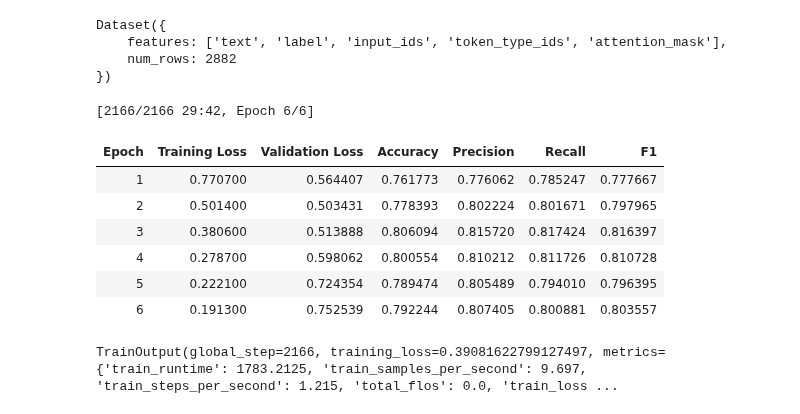
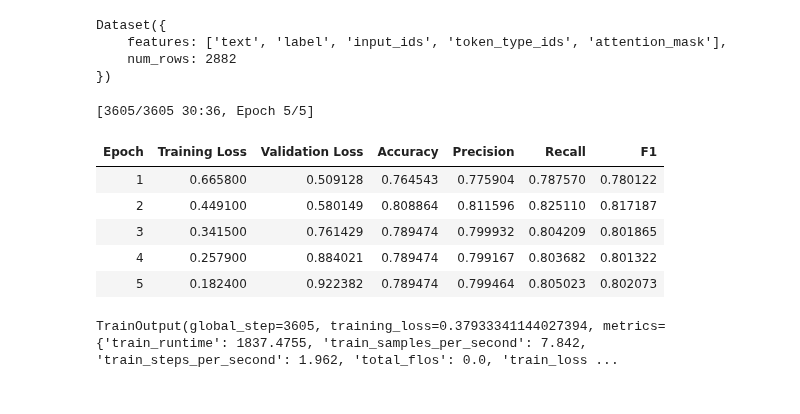
Before and after one commit to Aref111n/SafeReels, a Jupyter notebook: Text/BanglaBert/H2_Text_BanglaBert.ipynb, the cells around one changed output. Saved outputs shown, nothing was run; the diff lists cells and outputs as text; code cells hidden in the pictures.

```diff
--- a/Text/BanglaBert/H2_Text_BanglaBert.ipynb
+++ b/Text/BanglaBert/H2_Text_BanglaBert.ipynb
@@ -225,9 +239,9 @@ training_args = TrainingArguments(
     save_strategy="epoch",
     learning_rate=1e-5,
     logging_strategy="epoch",
-    per_device_train_batch_size=8,
-    per_device_eval_batch_size=8,
-    num_train_epochs=6,
+    per_device_train_batch_size=4,
+    per_device_eval_batch_size=4,
+    num_train_epochs=5,
     weight_decay=0.01,
     save_total_limit=2,
     load_best_model_at_end=True,
@@ -236,27 +250,26 @@ training_args = TrainingArguments(
 # %%
 from transformers import Trainer
 
 trainer = Trainer(
     model=model,                         # Pretrained model
     args=training_args,                  # Updated training arguments
     train_dataset=train_data,            # Training data
     eval_dataset=val_data,               # Validation data
     tokenizer=tokenizer,                 # Tokenizer
     compute_metrics=compute_metrics_multiclass,      # Updated metrics function
-    callbacks=[EarlyStoppingCallback(early_stopping_patience=3)]
+    callbacks=[EarlyStoppingCallback(early_stopping_patience=5)]
 )
 
 trainer.train()
 # %% [output]
-[2166/2166 29:42, Epoch 6/6]
+[3605/3605 30:36, Epoch 5/5]
 | Epoch | Training Loss | Validation Loss | Accuracy | Precision | Recall | F1 |
-| 1 | 0.770700 | 0.564407 | 0.761773 | 0.776062 | 0.785247 | 0.777667 |
-| 2 | 0.501400 | 0.503431 | 0.778393 | 0.802224 | 0.801671 | 0.797965 |
-| 3 | 0.380600 | 0.513888 | 0.806094 | 0.815720 | 0.817424 | 0.816397 |
-| 4 | 0.278700 | 0.598062 | 0.800554 | 0.810212 | 0.811726 | 0.810728 |
-| 5 | 0.222100 | 0.724354 | 0.789474 | 0.805489 | 0.794010 | 0.796395 |
-| 6 | 0.191300 | 0.752539 | 0.792244 | 0.807405 | 0.800881 | 0.803557 |
+| 1 | 0.665800 | 0.509128 | 0.764543 | 0.775904 | 0.787570 | 0.780122 |
+| 2 | 0.449100 | 0.580149 | 0.808864 | 0.811596 | 0.825110 | 0.817187 |
+| 3 | 0.341500 | 0.761429 | 0.789474 | 0.799932 | 0.804209 | 0.801865 |
+| 4 | 0.257900 | 0.884021 | 0.789474 | 0.799167 | 0.803682 | 0.801322 |
+| 5 | 0.182400 | 0.922382 | 0.789474 | 0.799464 | 0.805023 | 0.802073 |
-TrainOutput(global_step=2166, training_loss=0.39081622799127497, metrics={'train_runtime': 1783.2125, 'train_samples_per_second': 9.697, 'train_steps_per_second': 1.215, 'total_flos': 0.0, 'train_loss ...
+TrainOutput(global_step=3605, training_loss=0.37933341144027394, metrics={'train_runtime': 1837.4755, 'train_samples_per_second': 7.842, 'train_steps_per_second': 1.962, 'total_flos': 0.0, 'train_loss ...
 # %%
 import numpy as np
 from sklearn.metrics import classification_report
```
Also changed, not shown: parts of 8 cells of this notebook, 1 other file.
